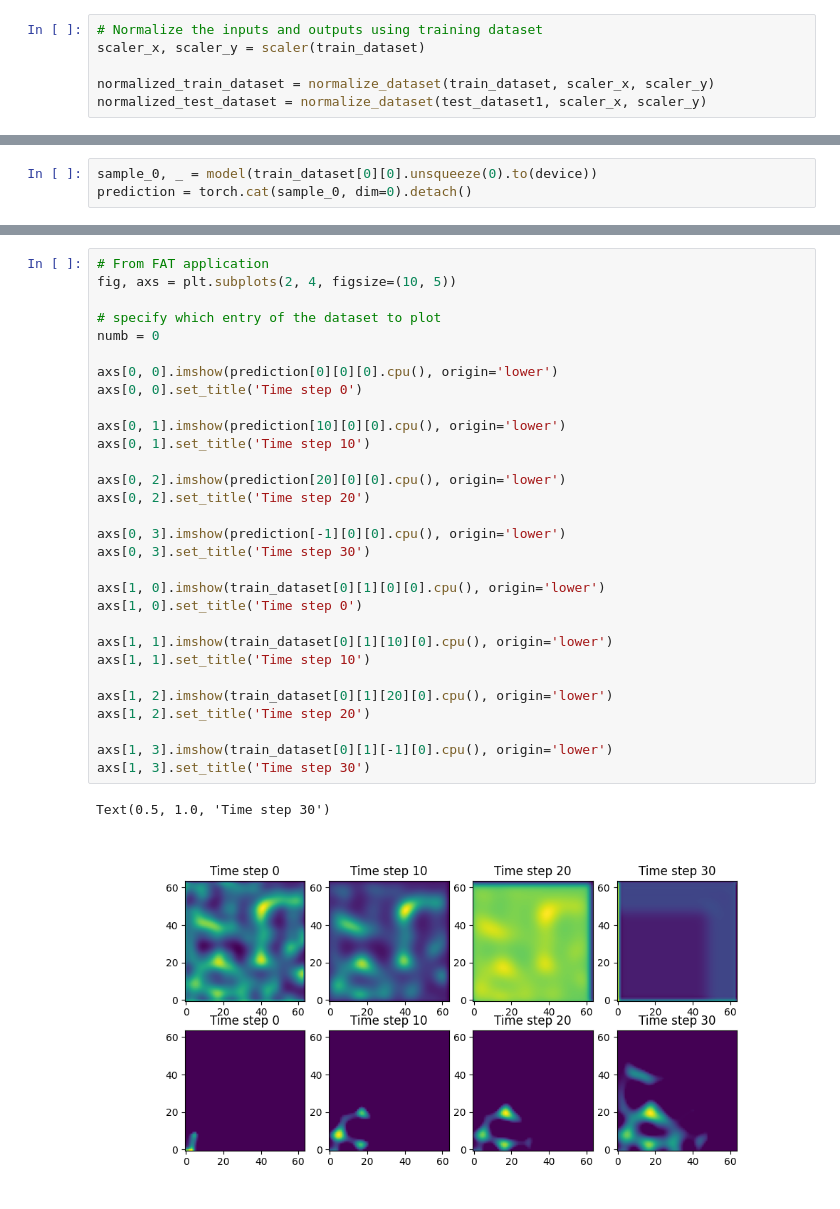
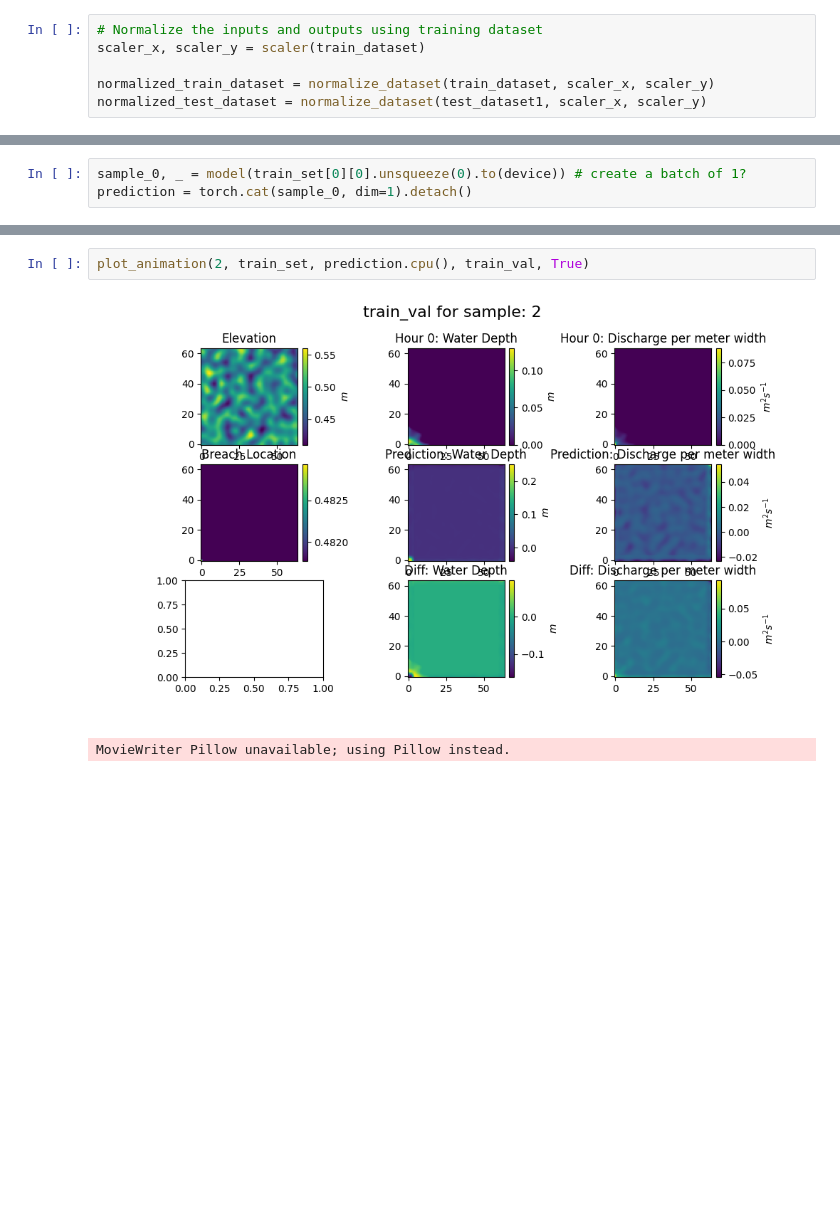
Before and after one commit to antoniomagherini99/FLOOD_group2, a Jupyter notebook: models/ConvLSTM_model/conv_lstm.ipynb, the cells around one changed output, grey strips where cells are left out. Drawn from its saved outputs; the diff is of its cells as text; blank space fills up the shorter version.

```diff
--- a/models/ConvLSTM_model/conv_lstm.ipynb
+++ b/models/ConvLSTM_model/conv_lstm.ipynb
@@ -258,6 +266,6 @@ plt.show()
 # %%
-sample_0, _ = model(train_dataset[0][0].unsqueeze(0).to(device))
-prediction = torch.cat(sample_0, dim=0).detach()
+sample_0, _ = model(train_set[0][0].unsqueeze(0).to(device)) # create a batch of 1?
+prediction = torch.cat(sample_0, dim=1).detach()
 # %%
 prediction.shape
 # %% [output]
@@ -265,33 +273,5 @@ torch.Size([96, 1, 2, 64, 64])
-# %%
-# From FAT application
-fig, axs = plt.subplots(2, 4, figsize=(10, 5))
-
-# specify which entry of the dataset to plot
-numb = 0
-
-axs[0, 0].imshow(prediction[0][0][0].cpu(), origin='lower')
-axs[0, 0].set_title('Time step 0')
-
-axs[0, 1].imshow(prediction[10][0][0].cpu(), origin='lower')
-axs[0, 1].set_title('Time step 10')
-
-axs[0, 2].imshow(prediction[20][0][0].cpu(), origin='lower')
-axs[0, 2].set_title('Time step 20')
-
-axs[0, 3].imshow(prediction[-1][0][0].cpu(), origin='lower')
-axs[0, 3].set_title('Time step 30')
-
-axs[1, 0].imshow(train_dataset[0][1][0][0].cpu(), origin='lower')
-axs[1, 0].set_title('Time step 0')
-
-axs[1, 1].imshow(train_dataset[0][1][10][0].cpu(), origin='lower')
-axs[1, 1].set_title('Time step 10')
-
-axs[1, 2].imshow(train_dataset[0][1][20][0].cpu(), origin='lower')
-axs[1, 2].set_title('Time step 20')
-
-axs[1, 3].imshow(train_dataset[0][1][-1][0].cpu(), origin='lower')
-axs[1, 3].set_title('Time step 30')
-# %% [output]
-Text(0.5, 1.0, 'Time step 30')
-[figure, removed]
+# %%
+plot_animation(2, train_set, prediction.cpu(), train_val, True)
+# %% [output]
+[figure, added]
+MovieWriter Pillow unavailable; using Pillow instead.
```
Also changed, not shown: parts of 15 cells of this notebook, 3 other files.
